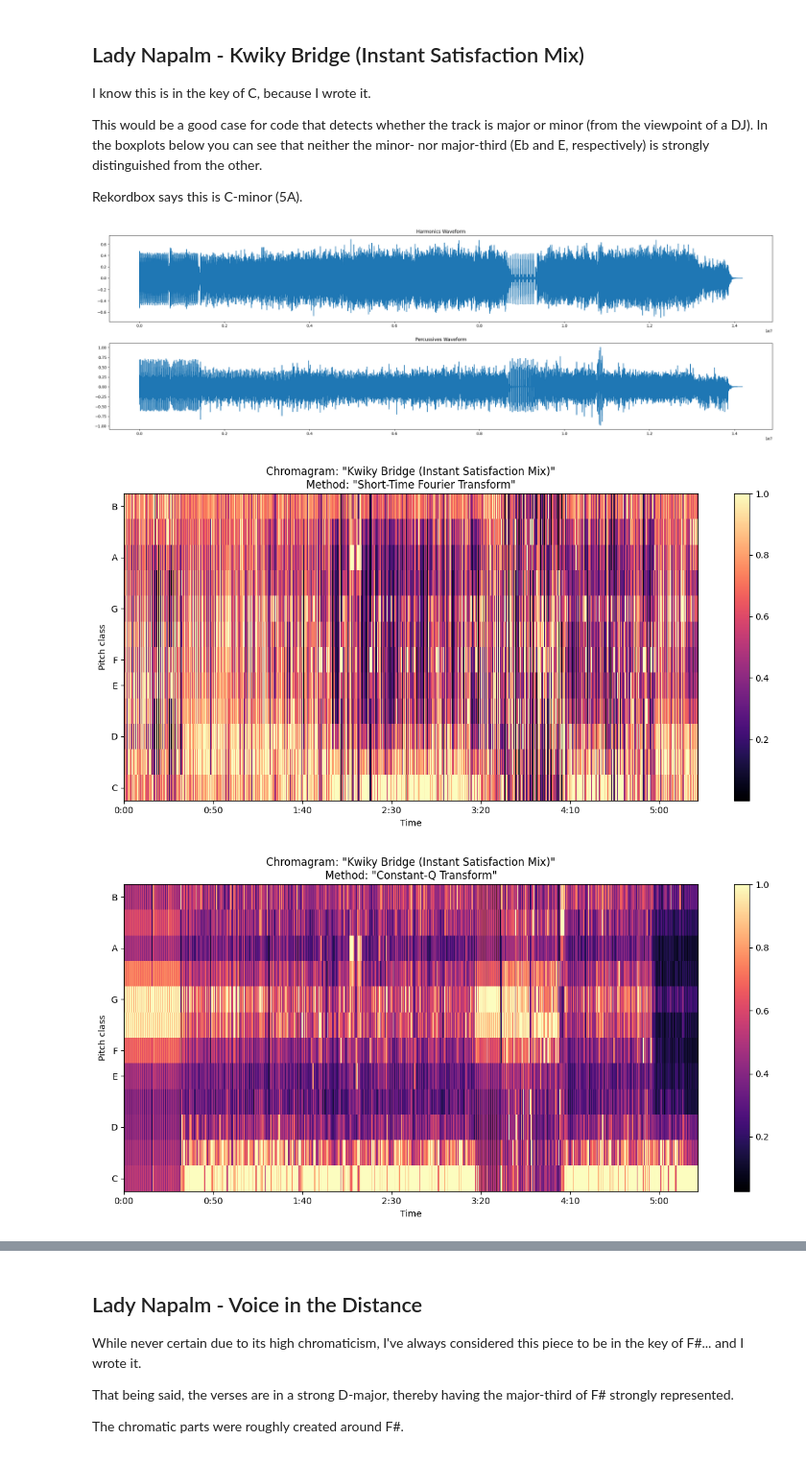
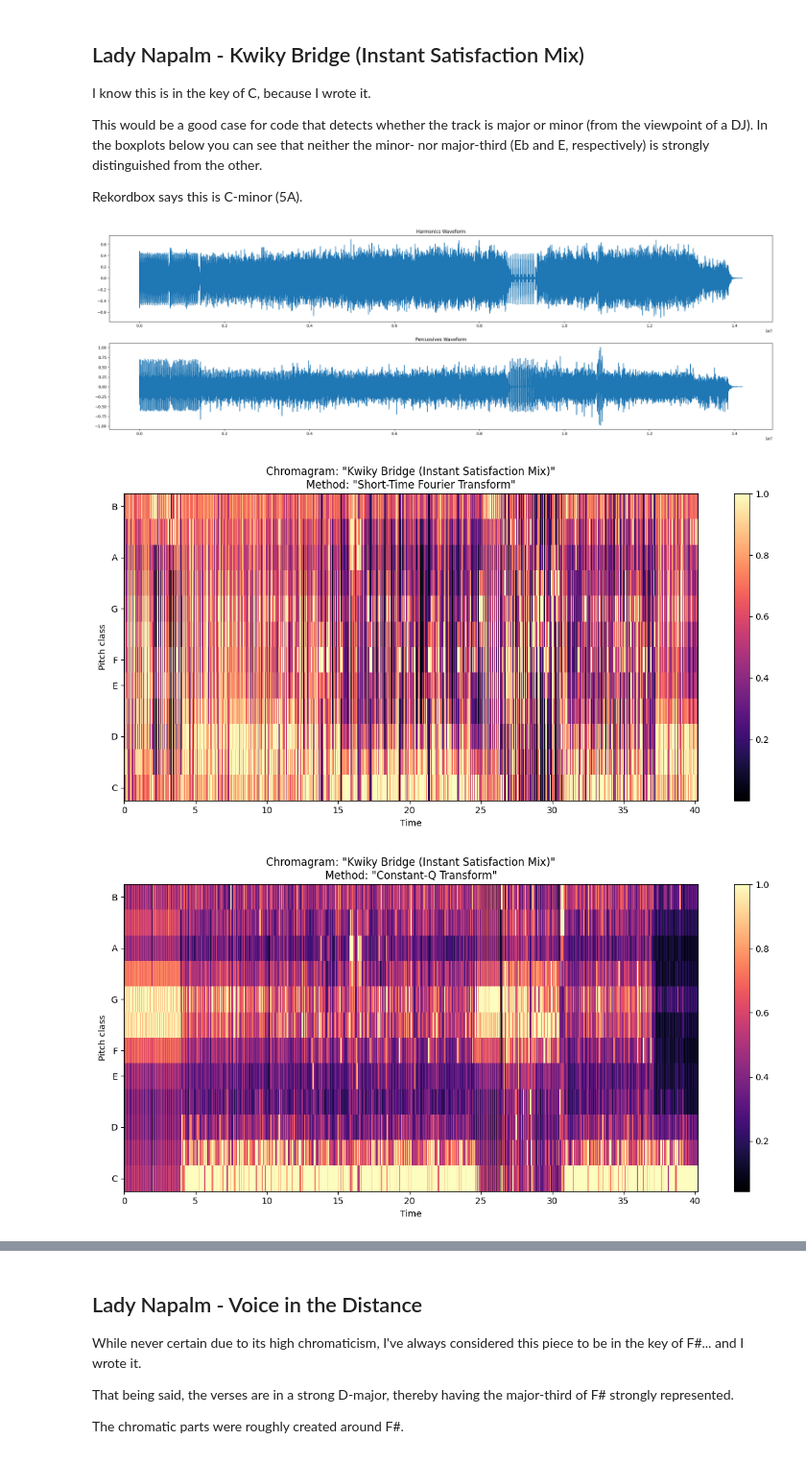
Before and after one commit to badassdatascience/music-production-and-performance, a Jupyter notebook: badass_music/features/key_detection.ipynb, the cells around one changed output, grey strips where cells are left out. Shown at 96% size. Saved outputs shown, nothing was run; the diff lists cells and outputs as text; code cells hidden in the pictures.

```diff
--- a/badass_music/features/key_detection.ipynb
+++ b/badass_music/features/key_detection.ipynb
@@ -91,10 +91,10 @@ Rekordbox says this is C-minor (5A).
 # %%
 track_to_analyze = os.environ['BMPP_HOME'] + '/badass_music/data/Lady Napalm - Kwiky Bridge (Instant Satisfaction Mix).mp3'
 track_name = 'Kwiky Bridge (Instant Satisfaction Mix)'
-t_kb = KeyDetection(track_to_analyze, track_name)
+t_kb = KeyDetection(track_to_analyze, track_name, hop_length = 4096 * 2)
 t_kb.fit()
 t_kb.summary_full()
 # %% [output]
 [figure]
-[figure, old version]
+[figure, new version]
-[figure, old version]
+[figure, new version]
```
Also changed, not shown: parts of 4 cells of this notebook.
